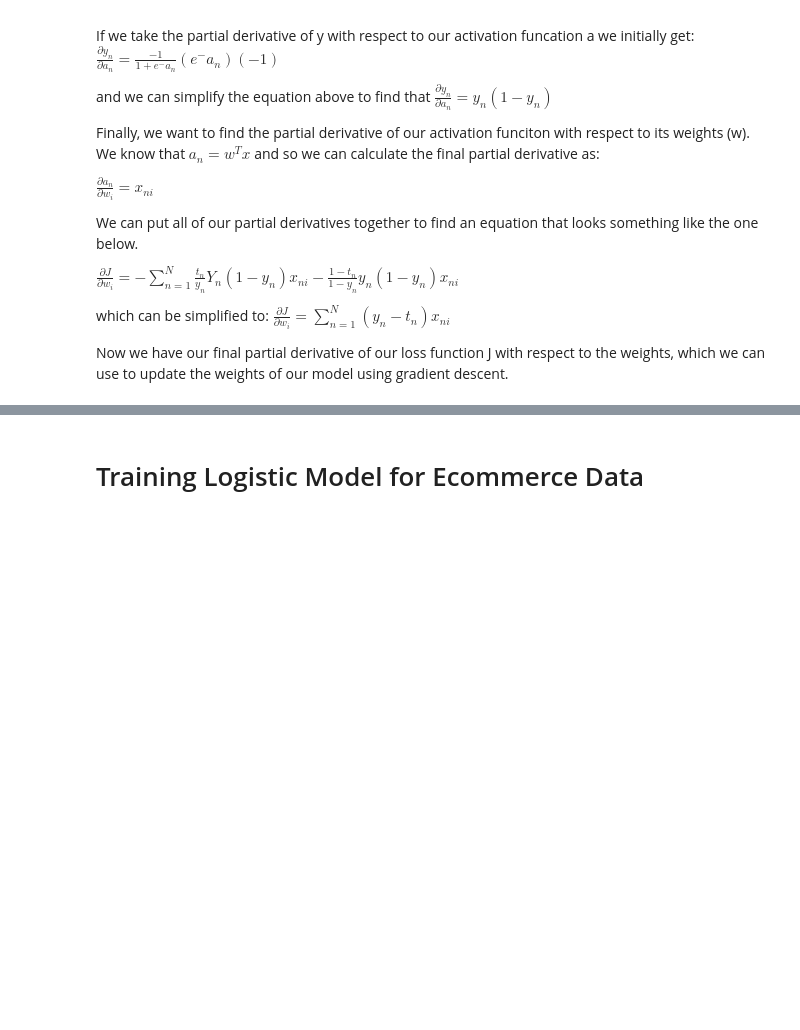
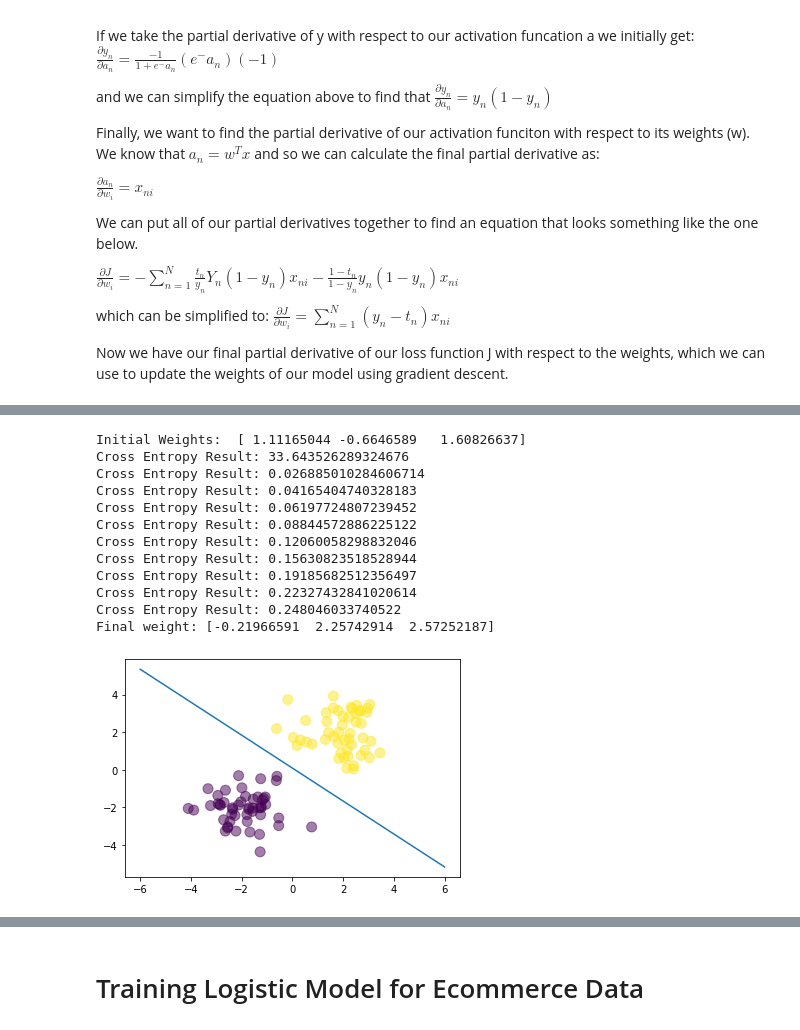
Before and after one commit to xavierharmon/Analytics, a Jupyter notebook: Logistic Regression.ipynb, the cells around one changed output, grey strips where cells are left out. Cells and saved outputs as stored; diff of their text form; code cells hidden in the pictures; blank space fills up the shorter version.

```diff
--- a/Logistic Regression.ipynb
+++ b/Logistic Regression.ipynb
@@ -393,0 +406,43 @@ Final weight: [0.1030468  3.98573128 3.1876412 ]
+# %%
+lambda_var = 0.1
+
+
+learning_rate = 0.1
+
+w = np.random.randn(D+1)
+print('Initial Weights: ', w)
+
+z = xb.dot(w)
+
+Y = sigmoid(z)
+
+for i in range(100):
+    if i%10 == 0:
+        print('Cross Entropy Result: ' + str(cross_entropy(T,Y)))
+
+    w += learning_rate*(xb.T.dot(T-Y) - lambda_var*w)
+    Y = sigmoid(xb.dot(w))
+
+print('Final weight: ' + str(w))
+
+
+# plot the data and separating line
+plt.scatter(X[:,0], X[:,1], c=T, s=100, alpha=0.5)
+x_axis = np.linspace(-6, 6, 100)
+y_axis = -(w[0] + x_axis*w[1]) / w[2]
+plt.plot(x_axis, y_axis)
+plt.show()
+# %% [output]
+Initial Weights:  [ 1.11165044 -0.6646589   1.60826637]
+Cross Entropy Result: 33.643526289324676
+Cross Entropy Result: 0.026885010284606714
+Cross Entropy Result: 0.04165404740328183
+Cross Entropy Result: 0.06197724807239452
+Cross Entropy Result: 0.08844572886225122
+Cross Entropy Result: 0.12060058298832046
+Cross Entropy Result: 0.15630823518528944
+Cross Entropy Result: 0.19185682512356497
+Cross Entropy Result: 0.22327432841020614
+Cross Entropy Result: 0.248046033740522
+Final weight: [-0.21966591  2.25742914  2.57252187]
+[figure, added]
```
Also changed, not shown: parts of 9 cells of this notebook.
